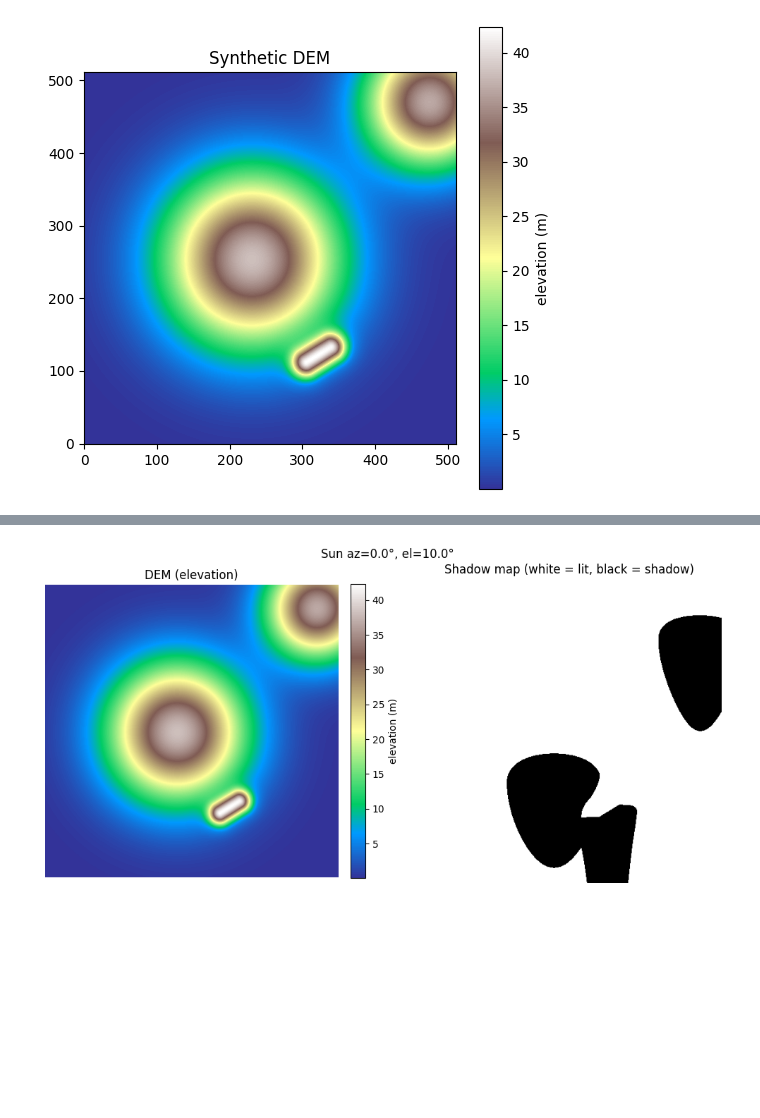
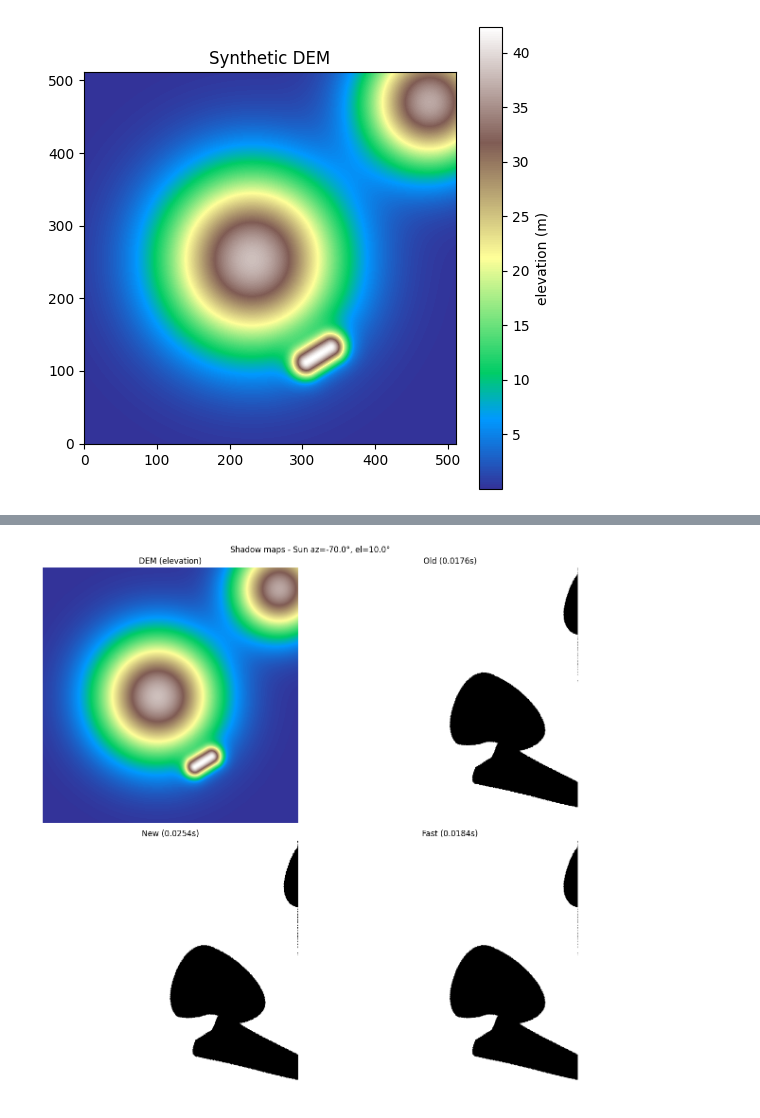
Before and after one commit to FrederikWurtz/thesis, a Jupyter notebook: master/notebooks/sandbox_scanline_shadow_map.ipynb, the cells around one changed output, grey strips where cells are left out. Saved outputs shown, nothing was run; the diff lists cells and outputs as text; code cells hidden in the pictures; blank space fills up the shorter version.

```diff
--- a/master/notebooks/sandbox_scanline_shadow_map.ipynb
+++ b/master/notebooks/sandbox_scanline_shadow_map.ipynb
@@ -286,47 +510,59 @@ def compute_shadow_map_new(dem_array, sun_az_deg, sun_el_deg, device=None, cells
 # %%
-SUN_AZ = 0.0   # degrees
+import time
+
+SUN_AZ = -70.0   # degrees
 SUN_EL = 10.0   # degrees
 
-# shadow_map = compute_shadow_map(dem, SUN_AZ, SUN_EL, cellsize=1, upsample = 2, min_component_area=10000)
-# shadow_map = compute_shadow_map(dem, SUN_AZ, SUN_EL, cellsize=1, clean = True)
-shadow_map = compute_shadow_map(dem, SUN_AZ, SUN_EL, cellsize=1, clean = False, neighborhood_size=6, neighborhood_threshold=0.4)
+start = time.time()
 shadow_map_new = compute_shadow_map_new(dem, SUN_AZ, SUN_EL, cellsize=1)
+time_new = time.time() - start
 
+start = time.time()
+shadow_map_fast = compute_shadow_map_fast(dem, SUN_AZ, SUN_EL, cellsize=1)
+time_fast = time.time() - start
 
+start = time.time()
+shadow_map_old = compute_shadow_map_old(dem, SUN_AZ, SUN_EL, cellsize=1)
+time_old = time.time() - start
 
-plt.figure(figsize=(10,5))
-ax1 = plt.subplot(1,2,1)
-im = ax1.imshow(dem, cmap='terrain', origin='lower')
-ax1.set_title('DEM (elevation)')
-ax1.axis('off')
-plt.colorbar(im, ax=ax1, fraction=0.046, pad=0.04, label='elevation (m)')
+print(f"compute_shadow_map_old:  {time_old:.4f}s")
+print(f"compute_shadow_map_new:  {time_new:.4f}s")
+print(f"compute_shadow_map_fast: {time_fast:.4f}s")
+print(f"\nSpeedup (new vs old):   {time_old/time_new:.2f}x")
+print(f"Speedup (fast vs old):  {time_old/time_fast:.2f}x")
+print(f"Speedup (fast vs new):  {time_new/time_fast:.2f}x")
 
-ax2 = plt.subplot(1,2,2)
-ax2.imshow(shadow_map, cmap='gray', origin='lower', vmin=0, vmax=1)
-ax2.set_title('Shadow map (white = lit, black = shadow)')
-ax2.axis('off')
+# Compare results
+num_equal_new_fast = torch.sum(shadow_map_new == shadow_map_fast).item()
+num_equal_new_old = torch.sum(shadow_map_new == shadow_map_old).item()
+num_equal_fast_old = torch.sum(shadow_map_fast == shadow_map_old).item()
+total_pixels = shadow_map_fast.numel()
 
-plt.suptitle(f"Sun az={SUN_AZ:.1f}°, el={SUN_EL:.1f}°")
+print(f"\nPixel agreement:")
+print(f"  new vs fast: {num_equal_new_fast}/{total_pixels} ({100*num_equal_new_fast/total_pixels:.2f}%)")
+print(f"  new vs old:  {num_equal_new_old}/{total_pixels} ({100*num_equal_new_old/total_pixels:.2f}%)")
+print(f"  fast vs old: {num_equal_fast_old}/{total_pixels} ({100*num_equal_fast_old/total_pixels:.2f}%)")
+
+# Visualize all three
+fig, axes = plt.subplots(2, 2, figsize=(12, 12))
+
+axes[0, 0].imshow(dem, cmap='terrain', origin='lower')
+axes[0, 0].set_title('DEM (elevation)')
+axes[0, 0].axis('off')
+
+axes[0, 1].imshow(shadow_map_old, cmap='gray', origin='lower', vmin=0, vmax=1)
+axes[0, 1].set_title(f'Old ({time_old:.4f}s)')
+axes[0, 1].axis('off')
+
+axes[1, 0].imshow(shadow_map_new, cmap='gray', origin='lower', vmin=0, vmax=1)
+axes[1, 0].set_title(f'New ({time_new:.4f}s)')
+axes[1, 0].axis('off')
+
+axes[1, 1].imshow(shadow_map_fast, cmap='gray', origin='lower', vmin=0, vmax=1)
+axes[1, 1].set_title(f'Fast ({time_fast:.4f}s)')
+axes[1, 1].axis('off')
+
+fig.suptitle(f"Shadow maps - Sun az={SUN_AZ:.1f}°, el={SUN_EL:.1f}°")
 plt.tight_layout()
 plt.show()
-
-plt.figure(figsize=(10,5))
-ax1 = plt.subplot(1,2,1)
-im = ax1.imshow(dem, cmap='terrain', origin='lower')
-ax1.set_title('DEM (elevation)')
-ax1.axis('off')
-plt.colorbar(im, ax=ax1, fraction=0.046, pad=0.04, label='elevation (m)')
-
-ax2 = plt.subplot(1,2,2)
-ax2.imshow(shadow_map_new, cmap='gray', origin='lower', vmin=0, vmax=1)
-ax2.set_title('Shadow map (white = lit, black = shadow)')
-ax2.axis('off')
-
-plt.suptitle(f"Sun az={SUN_AZ:.1f}°, el={SUN_EL:.1f}°")
-plt.tight_layout()
-plt.show()
-
-num_equal_pixels = np.sum(shadow_map == shadow_map_new.numpy())
-total_pixels = shadow_map.size
-print(f"Number of equal pixels between both methods: {num_equal_pixels} / {total_pixels}")
 # %% [output]
@@ -333 +581 @@ print(f"Number of equal pixels between both methods: {num_equal_pixels} / {total
-[figure, old version]
+[figure, new version]
```
Also changed, not shown: parts of 5 cells of this notebook, 9 other files.
